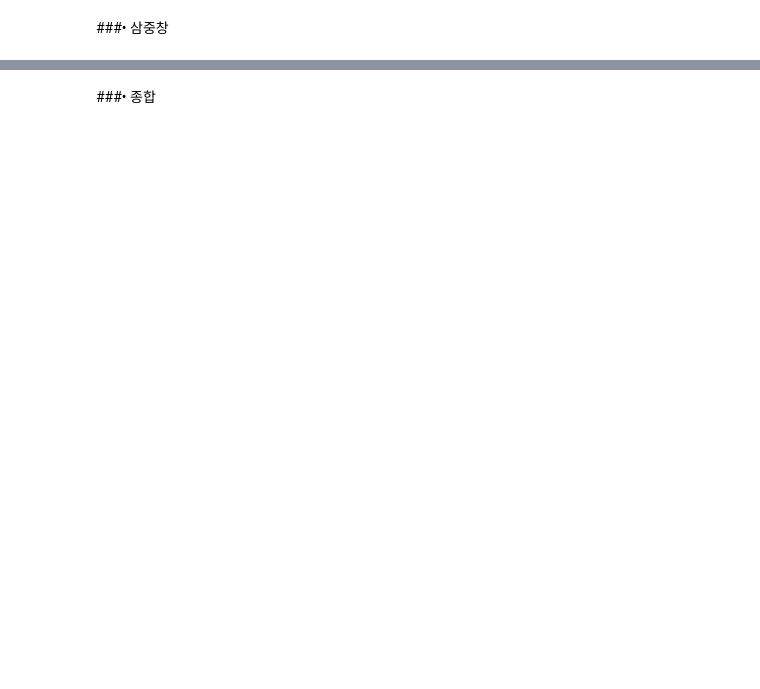
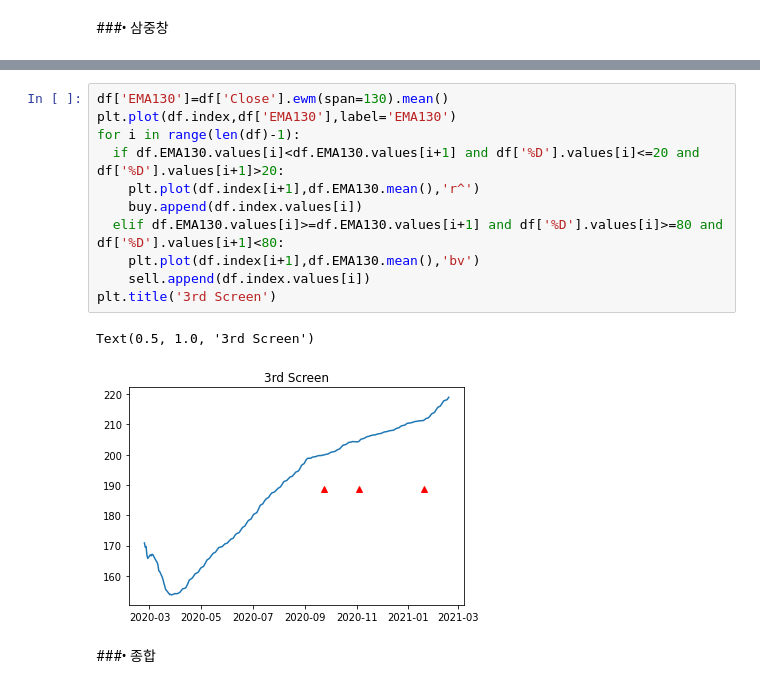
Before and after one commit to DongjunYou/PersonalProject_TradingBot, a Jupyter notebook: 2.Analytics/21.1Q_Report.ipynb, the cells around one changed output, grey strips where cells are left out. Saved outputs shown, nothing was run; the diff lists cells and outputs as text; blank space fills up the shorter version.

```diff
--- a/2.Analytics/21.1Q_Report.ipynb
+++ b/2.Analytics/21.1Q_Report.ipynb
@@ -168,2 +284,16 @@ print('매도시점:',sell)
+# %%
+df['EMA130']=df['Close'].ewm(span=130).mean()
+plt.plot(df.index,df['EMA130'],label='EMA130')
+for i in range(len(df)-1):
+  if df.EMA130.values[i]<df.EMA130.values[i+1] and df['%D'].values[i]<=20 and df['%D'].values[i+1]>20:
+    plt.plot(df.index[i+1],df.EMA130.mean(),'r^')
+    buy.append(df.index.values[i])
+  elif df.EMA130.values[i]>=df.EMA130.values[i+1] and df['%D'].values[i]>=80 and df['%D'].values[i+1]<80:
+    plt.plot(df.index[i+1],df.EMA130.mean(),'bv')
+    sell.append(df.index.values[i])
+plt.title('3rd Screen')
+# %% [output]
+Text(0.5, 1.0, '3rd Screen')
+[figure, added]
 # %% [markdown]
 ###• 종합
```
Also changed, not shown: parts of 38 cells of this notebook.
